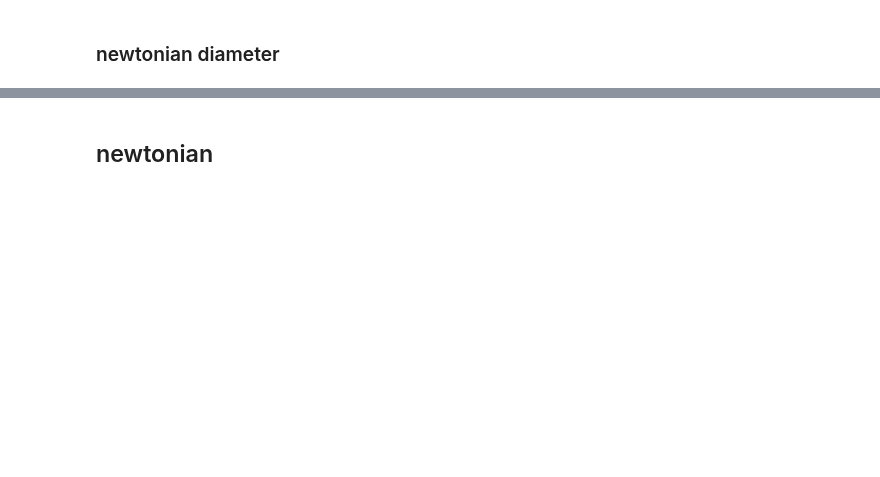
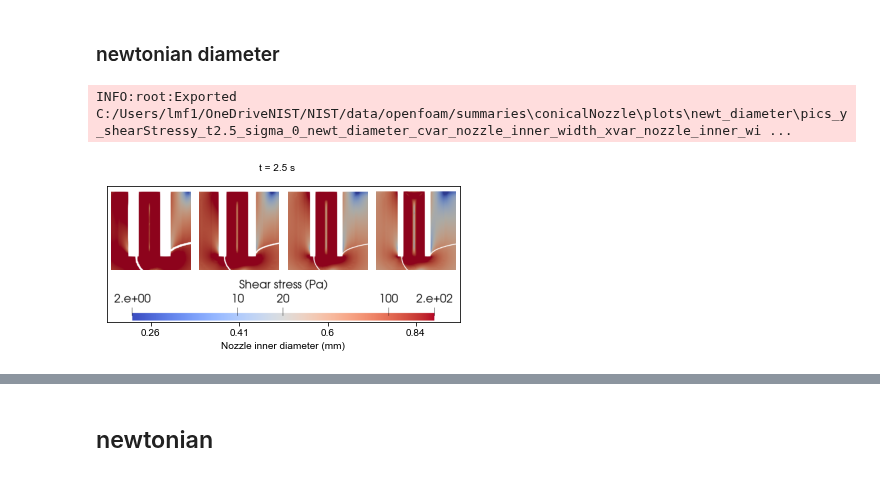
Before and after one commit to usnistgov/openfoamEmbedded3DP, a Jupyter notebook: jupyter_notebooks/interfacemetrics_conicalNozzle.ipynb, the cells around one changed output, grey strips where cells are left out. Cells and saved outputs as stored; diff of their text form; code cells hidden in the pictures; blank space fills up the shorter version.

```diff
--- a/jupyter_notebooks/interfacemetrics_conicalNozzle.ipynb
+++ b/jupyter_notebooks/interfacemetrics_conicalNozzle.ipynb
@@ -332,3 +358,11 @@ topfolder = os.path.join(SERVERFOLDER, 'newt_diameter')
 XSPlots0(topfolder, EXPORTFOLDER, 2.5, 6, xunits='nozzle_inner_width'
          , cvar='nozzle_inner_width', xvar='nozzle_inner_width', vink_list=[10]
          , yvar='vink', overwrite=True)
+# %%
+picPlots0(os.path.join(SERVERFOLDER, 'newt_diameter'), EXPORTFOLDER, 2.5, 0
+          , tag='y_shearStressy', cvar='nozzle_inner_width'
+          , xvar='nozzle_inner_width', vink_list=[10]
+         , yvar='vink', overwrite=True)
+# %% [output]
+INFO:root:Exported C:/Users/lmf1/OneDriveNIST/NIST/data/openfoam/summaries\conicalNozzle\plots\newt_diameter\pics_y_shearStressy_t2.5_sigma_0_newt_diameter_cvar_nozzle_inner_width_xvar_nozzle_inner_wi ...
+[figure, added]
```
Also changed, not shown: parts of 49 cells of this notebook, 9 other files.
